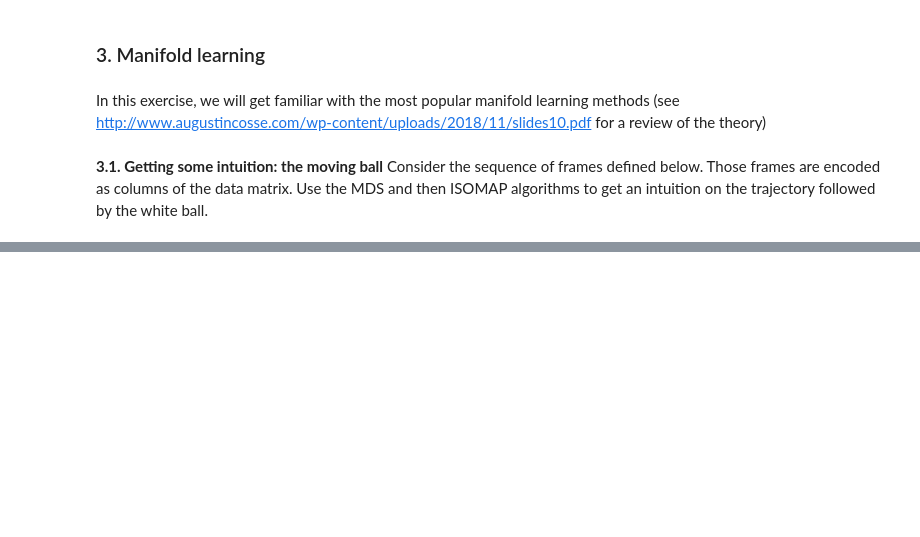
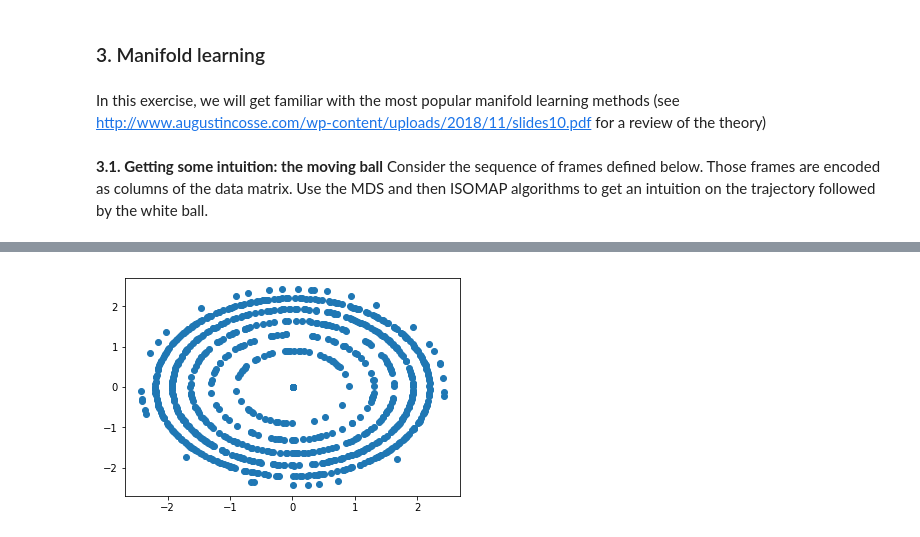
Before and after one commit to WaleedHashmi/Intro-to-Machine-Learning, a Jupyter notebook: Programming/Unsupervised/Unsupervised1.ipynb, the cells around one changed output, grey strips where cells are left out. Drawn from its saved outputs; the diff is of its cells as text; code cells hidden in the pictures; blank space fills up the shorter version.

```diff
--- a/Programming/Unsupervised/Unsupervised1.ipynb
+++ b/Programming/Unsupervised/Unsupervised1.ipynb
@@ -239,6 +240,14 @@ for k in range(0,50):
 
     data[:,k] = tmp.reshape((simple_movie.shape[0]*simple_movie.shape[1],1)).ravel()
 # %%
-from sklearn import manifold, datasets
+ddfrom sklearn import manifold, datasets
 
 # put your code here
+
+mds = manifold.MDS(n_components=2)
+dr = mds.fit_transform(data)
+# %%
+plt.scatter(dr[:,0],dr[:,1])
+plt.show()
+# %% [output]
+[figure, added]
```
Also changed, not shown: parts of 2 cells of this notebook, 14 other files.
